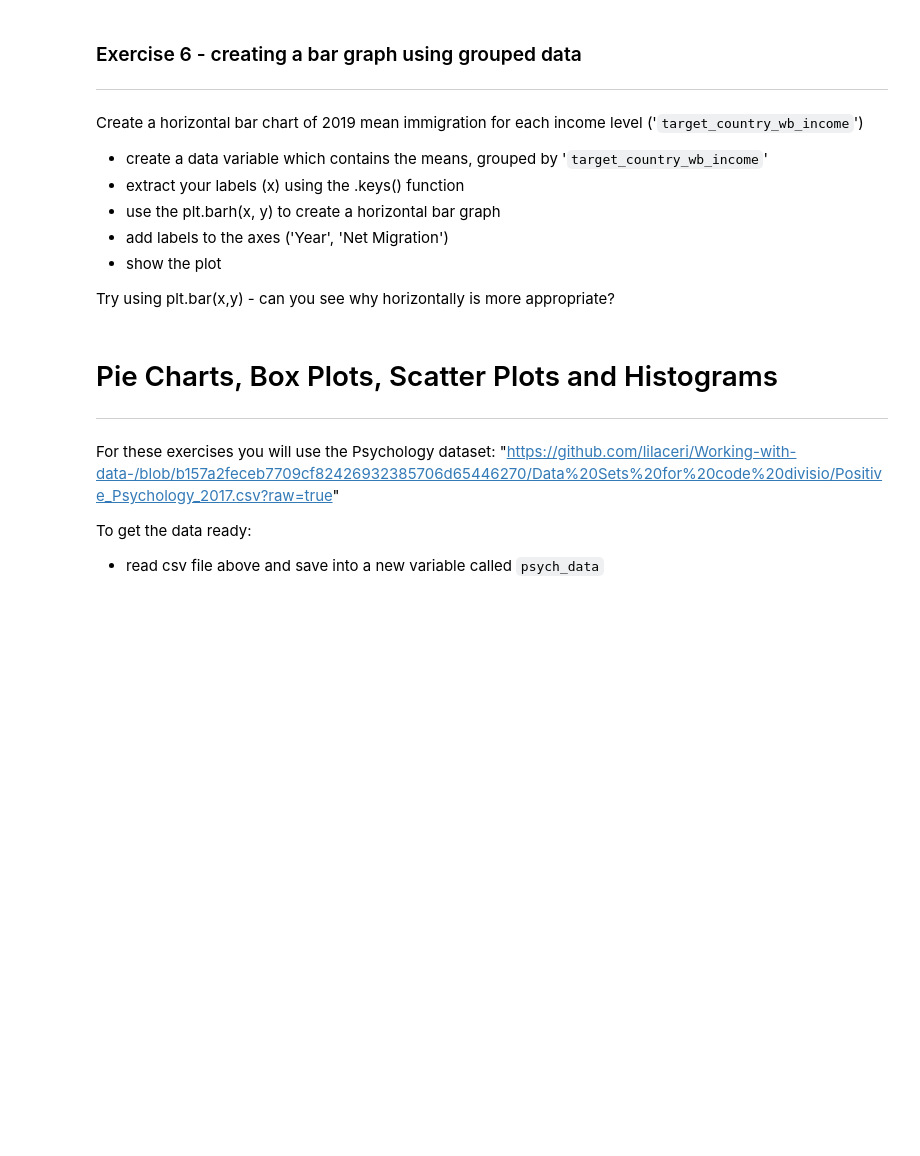
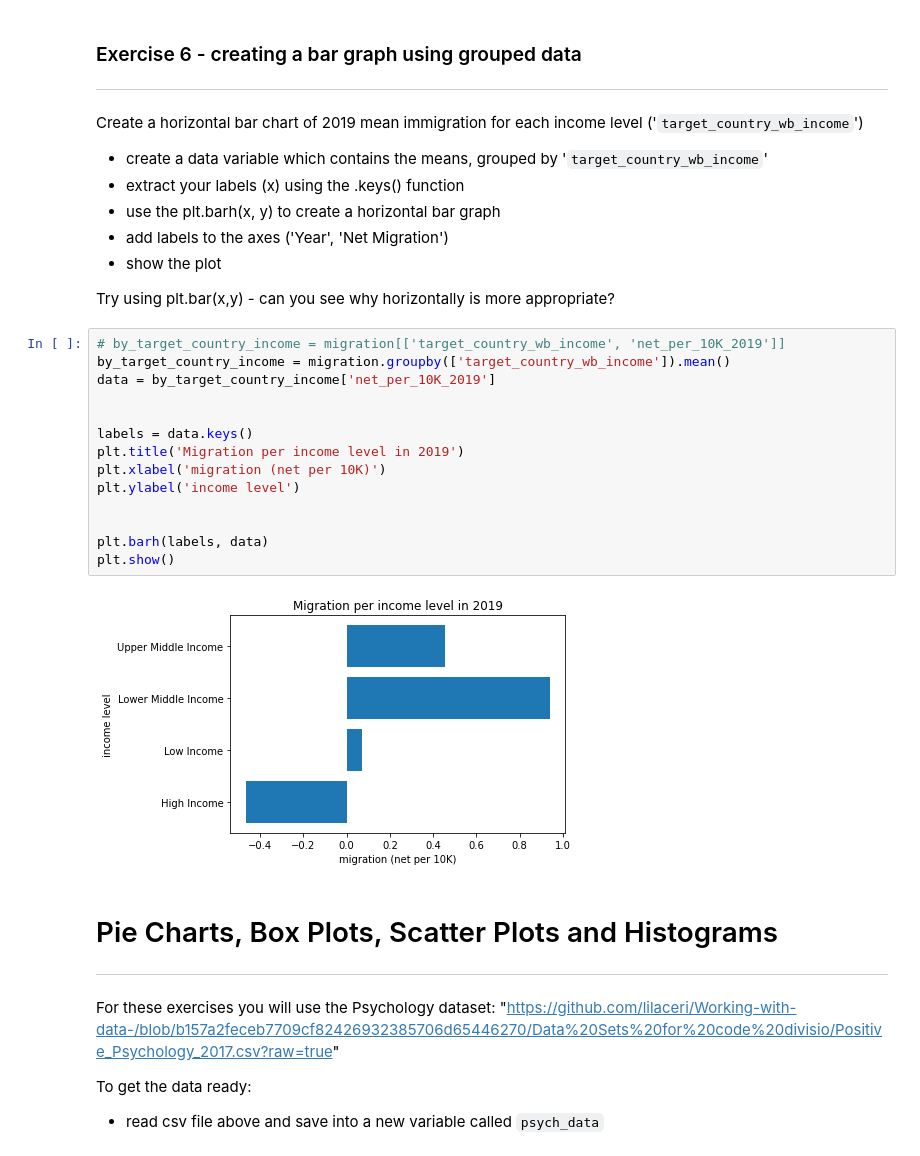
Before and after one commit to claret003/pythoncourse, a Jupyter notebook: Worksheets/Correlation_and_visualisation.ipynb, the cells around one changed output. Drawn from its saved outputs; the diff is of its cells as text; blank space fills up the shorter version.

```diff
--- a/Worksheets/Correlation_and_visualisation.ipynb
+++ b/Worksheets/Correlation_and_visualisation.ipynb
@@ -293,6 +309,22 @@ Create a horizontal bar chart of 2019 mean immigration for each income level ('`
 * show the plot
 
 Try using plt.bar(x,y) - can you see why horizontally is more appropriate?
+# %%
+# by_target_country_income = migration[['target_country_wb_income', 'net_per_10K_2019']]
+by_target_country_income = migration.groupby(['target_country_wb_income']).mean()
+data = by_target_country_income['net_per_10K_2019']
+
+
+labels = data.keys()
+plt.title('Migration per income level in 2019')
+plt.xlabel('migration (net per 10K)')
+plt.ylabel('income level')
+
+
+plt.barh(labels, data)
+plt.show()
+# %% [output]
+[figure, added]
 # %% [markdown]
 # Pie Charts, Box Plots, Scatter Plots and Histograms
 ---
```
Also changed, not shown: parts of 2 cells of this notebook.
